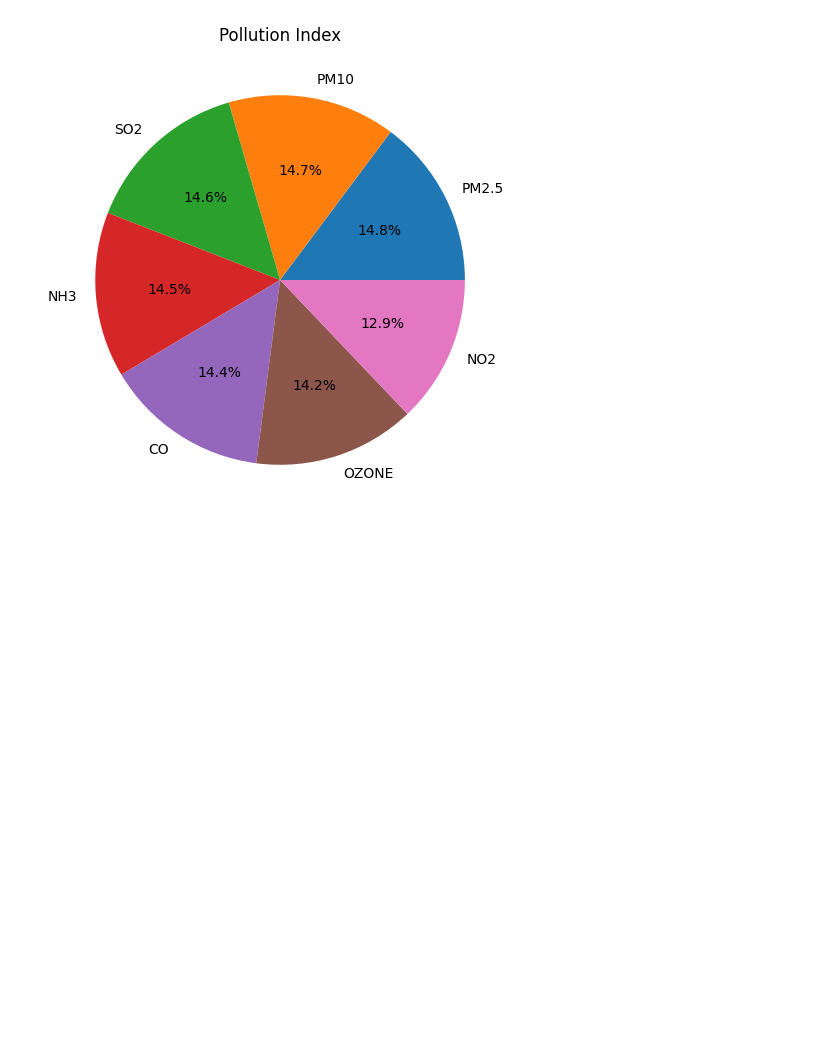
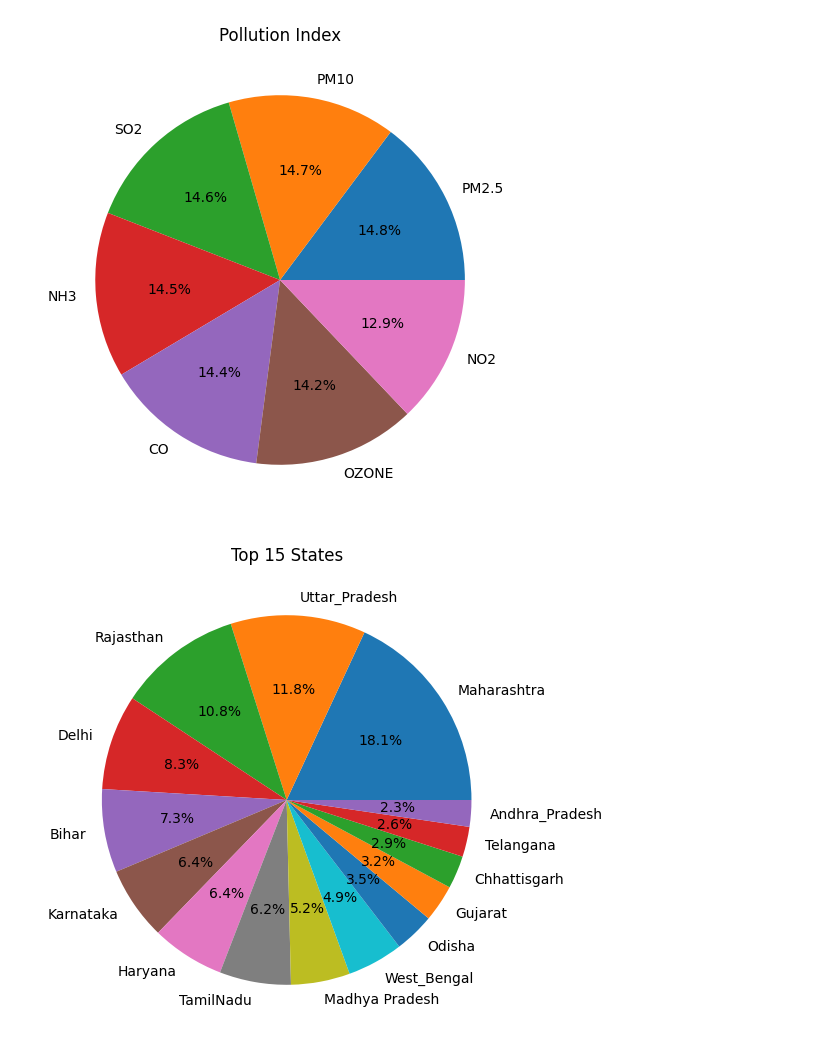
Before and after one commit to Alibubere/AQI_Analysis, a Jupyter notebook: AQI_Analysis.ipynb, the cells around one changed output. Drawn from its saved outputs; the diff is of its cells as text; code cells hidden in the pictures; blank space fills up the shorter version.

Commit message:
more visuals

```diff
--- a/AQI_Analysis.ipynb
+++ b/AQI_Analysis.ipynb
@@ -84,3 +104,3 @@ np.int64(0)
 # %%
-data['state'].value_counts()
+state=data['state'].value_counts().head(15)
 # %% [output]
@@ -120,3 +132,10 @@ plt.title("Pollution Index")
 plt.show()
 # %% [output]
 [figure]
+# %%
+plt.figure(figsize=(10,6))
+plt.pie(state,labels=state.index,autopct="%1.1f%%")
+plt.title("Top 15 States")
+plt.show()
+# %% [output]
+[figure, added]
```
Also changed, not shown: parts of 6 cells of this notebook.
